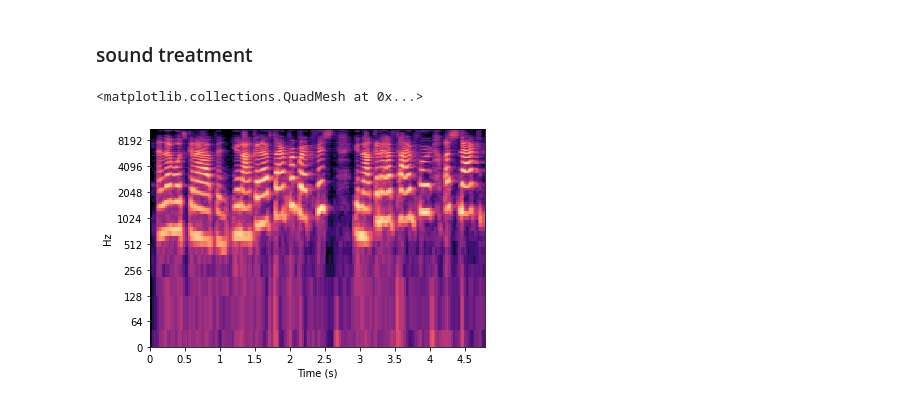
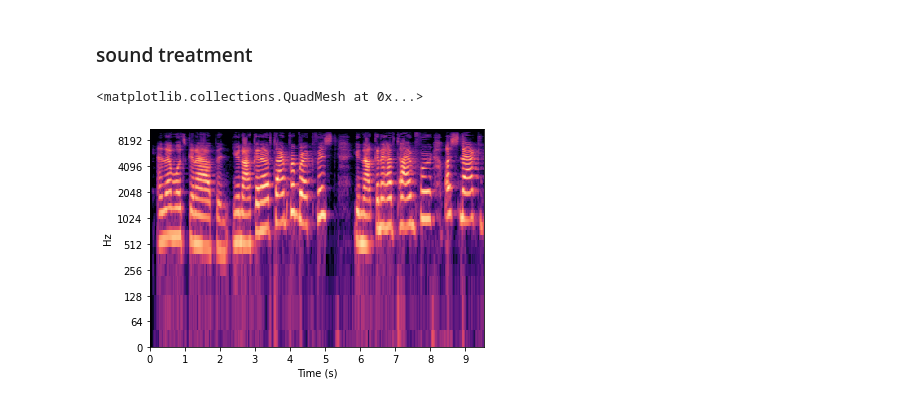
Before and after one commit to TheHentaiSama/Voice_Duplicator, a Jupyter notebook: voice_transfer.ipynb, the cells around one changed output. Cells and saved outputs as stored; diff of their text form; code cells hidden in the pictures.

```diff
--- a/voice_transfer.ipynb
+++ b/voice_transfer.ipynb
@@ -8,9 +10,10 @@ import matplotlib.pyplot as plt
 # %%
-y, sr = librosa.load("./gura-[AudioTrimmer.com].mp3")
+y, sr = librosa.load("./gura-[AudioTrimmer.com].mp3", sr=None)
 # %%
-ps = librosa.feature.melspectrogram(y=y, sr=sr)
+n_fft=2048
+ps = librosa.feature.melspectrogram(y=y, sr=sr, n_fft=n_fft)
 ps_db= librosa.power_to_db(ps, ref=np.max)
 librosa.display.specshow(ps_db, x_axis='s', y_axis='log')
 # %% [output]
 <matplotlib.collections.QuadMesh at 0x...>
-[figure, old version]
+[figure, new version]
```
Also changed, not shown: parts of 3 cells of this notebook, 2 other files.
